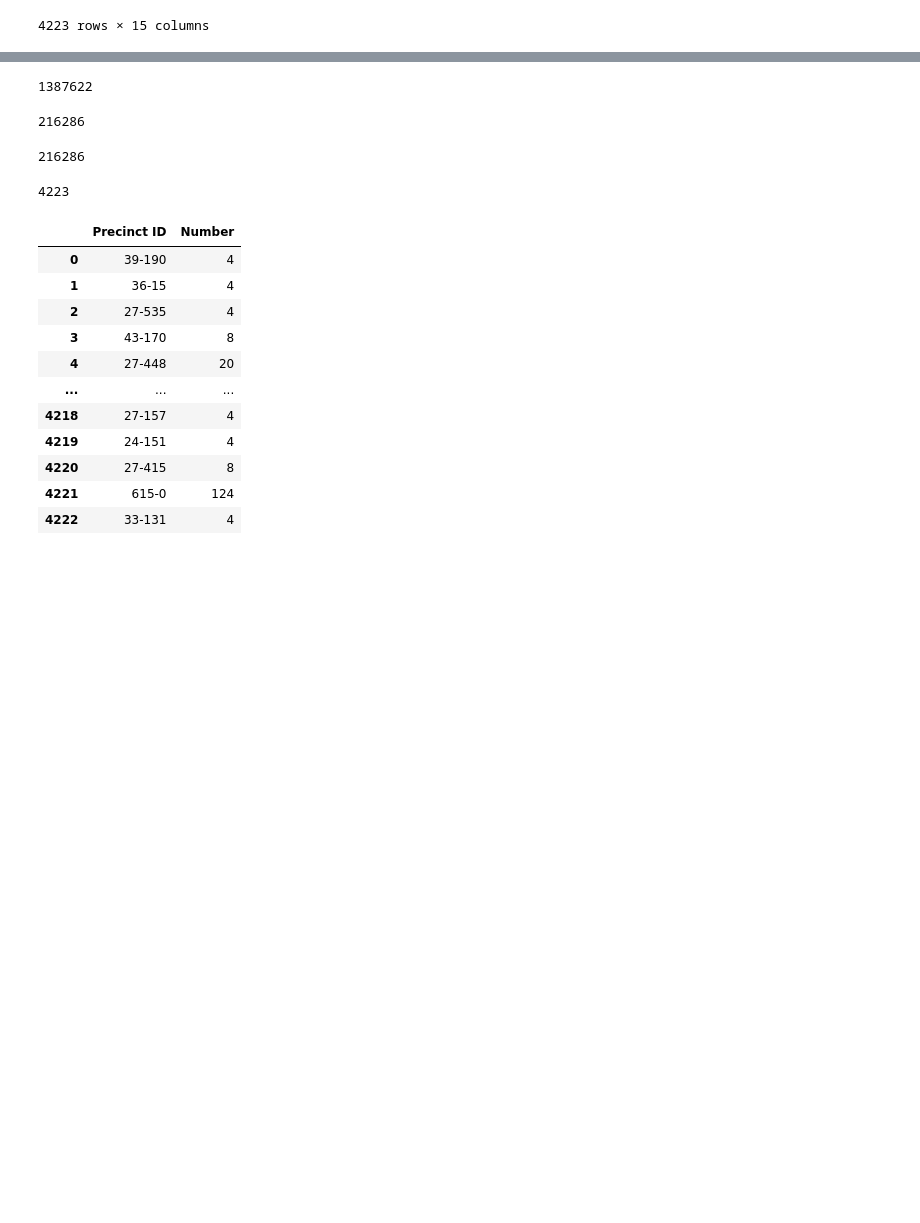
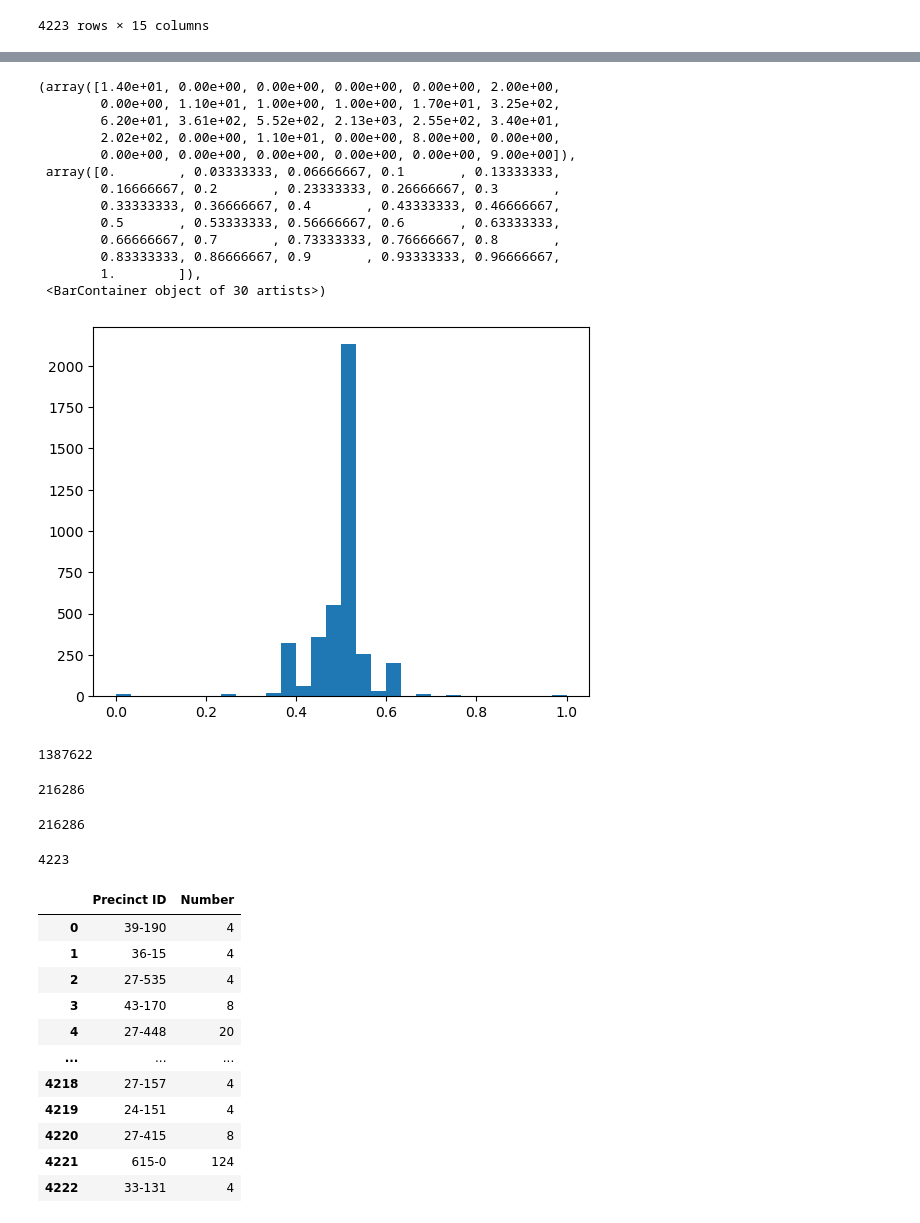
Before and after one commit to spertus/UI-TS, a Jupyter notebook: Code/read-sf-cvrs.ipynb, the cells around one changed output, grey strips where cells are left out. Saved outputs shown, nothing was run; the diff lists cells and outputs as text; code cells hidden in the pictures; blank space fills up the shorter version.

```diff
--- a/Code/read-sf-cvrs.ipynb
+++ b/Code/read-sf-cvrs.ipynb
@@ -173,6 +170,23 @@ margins in contest 18:
         assertion 57 v 58: 0.35717708660002323
         assertion 57 v 176: 0.4528592419282662
         assertion 57 v 54: 0.3769992142326082
+# %%
+plt.hist(tally_pool_means['57 v 62'], bins = 30)
+# %% [output]
+(array([1.40e+01, 0.00e+00, 0.00e+00, 0.00e+00, 0.00e+00, 2.00e+00,
+        0.00e+00, 1.10e+01, 1.00e+00, 1.00e+00, 1.70e+01, 3.25e+02,
+        6.20e+01, 3.61e+02, 5.52e+02, 2.13e+03, 2.55e+02, 3.40e+01,
+        2.02e+02, 0.00e+00, 1.10e+01, 0.00e+00, 8.00e+00, 0.00e+00,
+        0.00e+00, 0.00e+00, 0.00e+00, 0.00e+00, 0.00e+00, 9.00e+00]),
+ array([0.        , 0.03333333, 0.06666667, 0.1       , 0.13333333,
+        0.16666667, 0.2       , 0.23333333, 0.26666667, 0.3       ,
+        0.33333333, 0.36666667, 0.4       , 0.43333333, 0.46666667,
+        0.5       , 0.53333333, 0.56666667, 0.6       , 0.63333333,
+        0.66666667, 0.7       , 0.73333333, 0.76666667, 0.8       ,
+        0.83333333, 0.86666667, 0.9       , 0.93333333, 0.96666667,
+        1.        ]),
+ <BarContainer object of 30 artists>)
+[figure, added]
 # %%
 sum([1 if c.pool == False else 0 for c in cvr_list]) # Vote by mail
 # %% [output]
```
Also changed, not shown: parts of 3 cells of this notebook, 1 other file.
